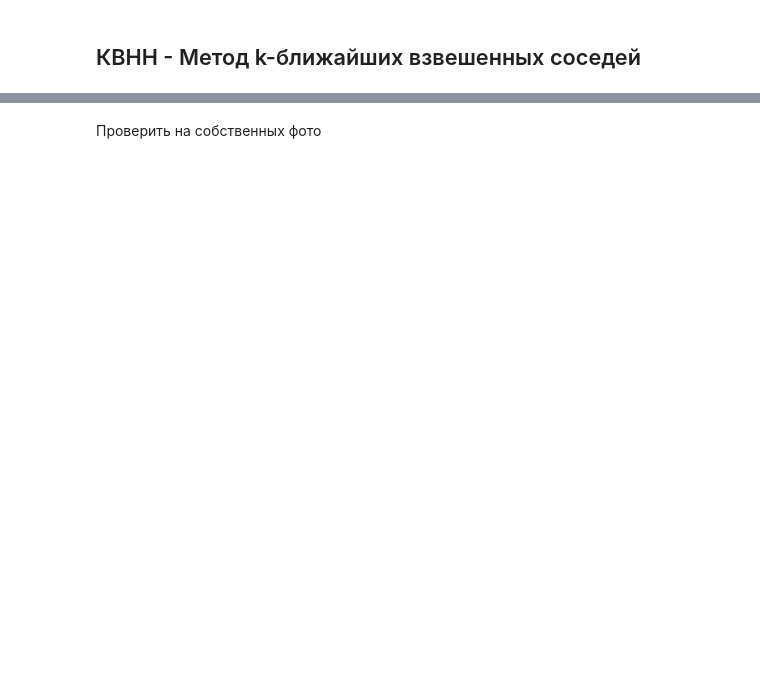
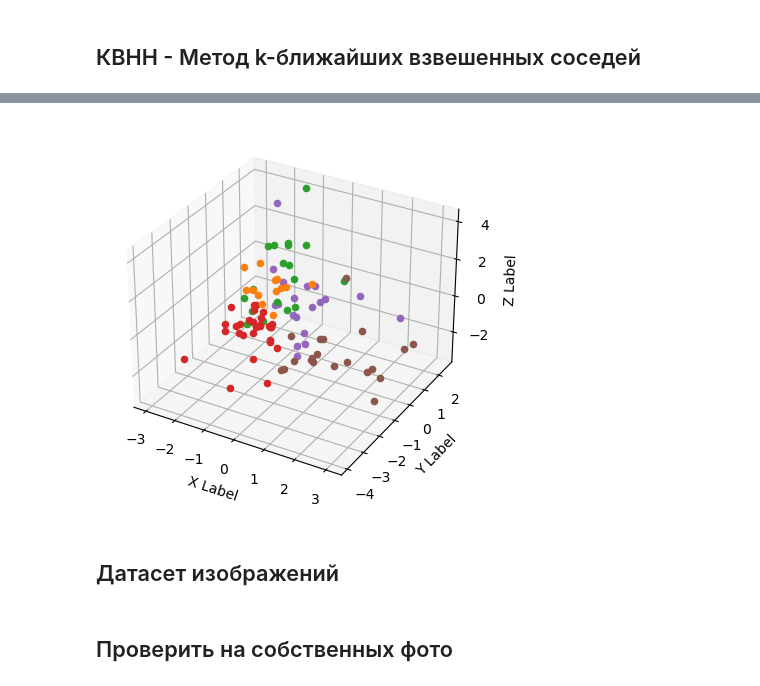
Before and after one commit to tainella/MAI, a Jupyter notebook: magistracy/1_AI/labs/sem2/lab1.ipynb, the cells around one changed output, grey strips where cells are left out. Saved outputs shown, nothing was run; the diff lists cells and outputs as text; code cells hidden in the pictures; blank space fills up the shorter version.

```diff
--- a/magistracy/1_AI/labs/sem2/lab1.ipynb
+++ b/magistracy/1_AI/labs/sem2/lab1.ipynb
@@ -79,2 +160,9 @@ plt.show()
+# %%
+predictions = model.predict(X_test)
+plot_3d_results(X_test, predictions)
+# %% [output]
+[figure, added]
+# %% [markdown]
+## Датасет изображений
 # %% [markdown]
-Проверить на собственных фото
+## Проверить на собственных фото
```
Also changed, not shown: parts of 17 cells of this notebook.
